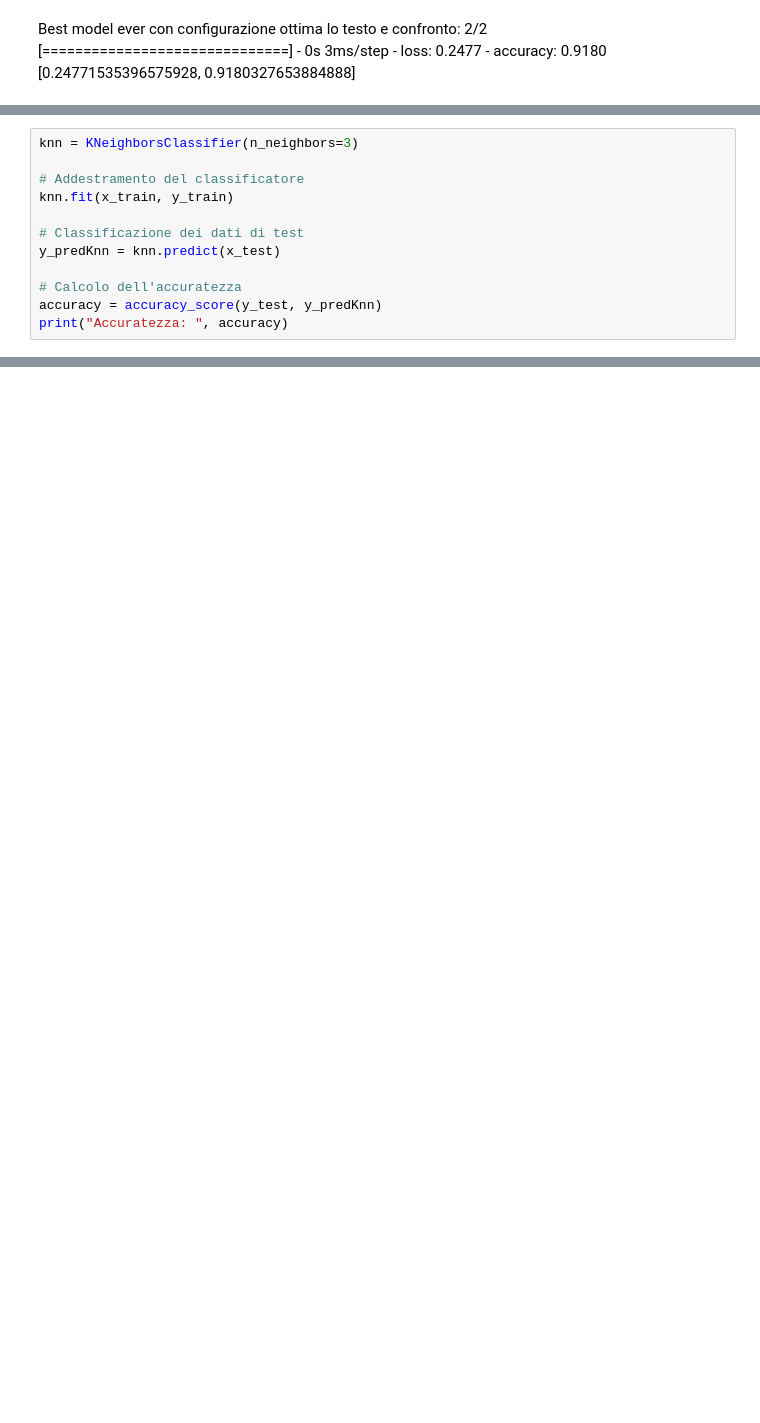
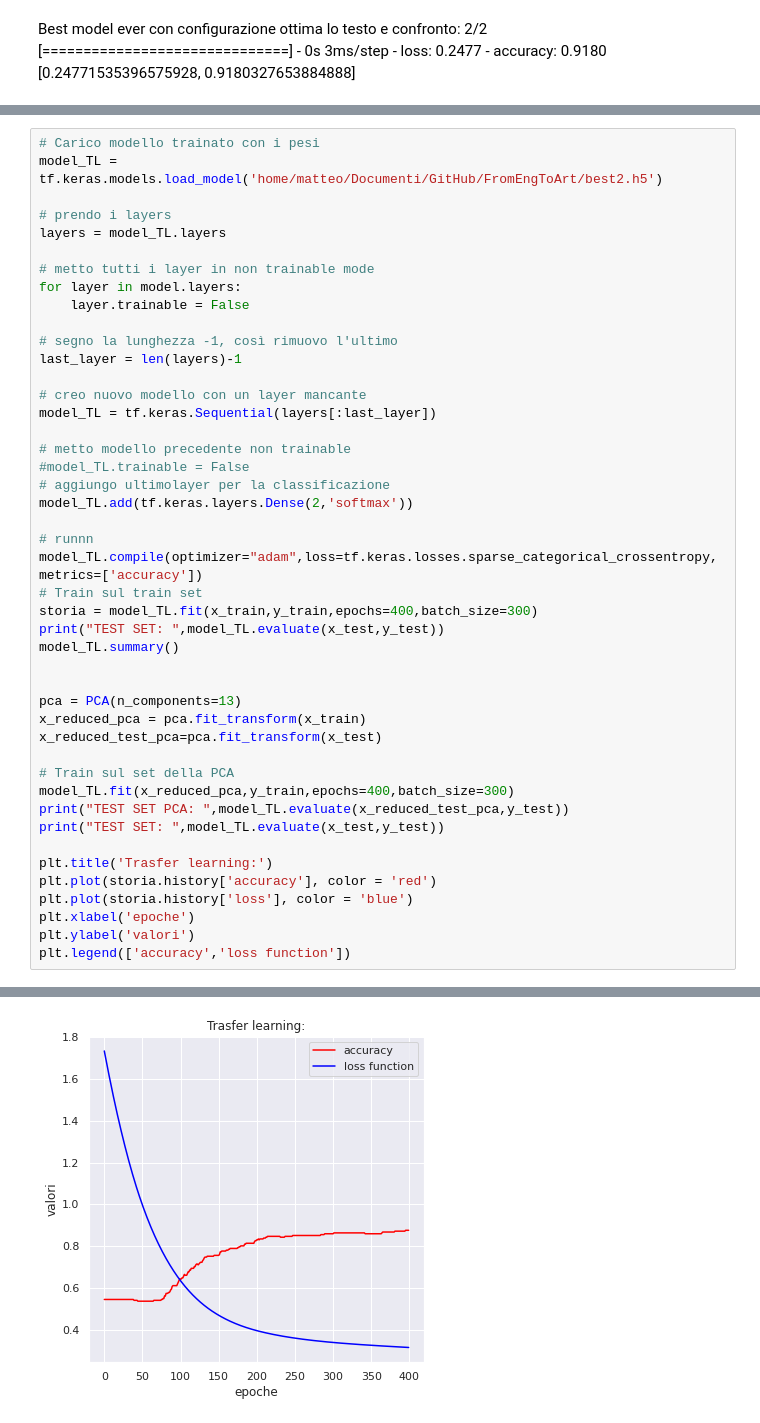
Before and after one commit to MatteoIng/FromEngToArt, a Jupyter notebook: ClassificationDeepHeartAttack.ipynb, the cells around one changed output, grey strips where cells are left out. Drawn from its saved outputs; the diff is of its cells as text; blank space fills up the shorter version.

```diff
--- a/ClassificationDeepHeartAttack.ipynb
+++ b/ClassificationDeepHeartAttack.ipynb
@@ -418,12 +347,0 @@ plt.show()
-# %%
-knn = KNeighborsClassifier(n_neighbors=3)
-
-# Addestramento del classificatore
-knn.fit(x_train, y_train)
-
-# Classificazione dei dati di test
-y_predKnn = knn.predict(x_test)
-
-# Calcolo dell'accuratezza
-accuracy = accuracy_score(y_test, y_predKnn)
-print("Accuratezza: ", accuracy)
@@ -487,0 +404,46 @@ Accuratezza:  0.819672131147541
+# %%
+# Carico modello trainato con i pesi
+model_TL = tf.keras.models.load_model('home/matteo/Documenti/GitHub/FromEngToArt/best2.h5')
+
+# prendo i layers
+layers = model_TL.layers
+
+# metto tutti i layer in non trainable mode
+for layer in model.layers:
+    layer.trainable = False
+
+# segno la lunghezza -1, così rimuovo l'ultimo
+last_layer = len(layers)-1
+
+# creo nuovo modello con un layer mancante
+model_TL = tf.keras.Sequential(layers[:last_layer])
+
+# metto modello precedente non trainable
+#model_TL.trainable = False
+# aggiungo ultimolayer per la classificazione
+model_TL.add(tf.keras.layers.Dense(2,'softmax'))
+
+# runnn
+model_TL.compile(optimizer="adam",loss=tf.keras.losses.sparse_categorical_crossentropy, metrics=['accuracy'])
+# Train sul train set
+storia = model_TL.fit(x_train,y_train,epochs=400,batch_size=300)
+print("TEST SET: ",model_TL.evaluate(x_test,y_test))
+model_TL.summary()
+
+
+pca = PCA(n_components=13)
+x_reduced_pca = pca.fit_transform(x_train)
+x_reduced_test_pca=pca.fit_transform(x_test)
+
+# Train sul set della PCA
+model_TL.fit(x_reduced_pca,y_train,epochs=400,batch_size=300)
+print("TEST SET PCA: ",model_TL.evaluate(x_reduced_test_pca,y_test))
+print("TEST SET: ",model_TL.evaluate(x_test,y_test))
+
+plt.title('Trasfer learning:')
+plt.plot(storia.history['accuracy'], color = 'red')
+plt.plot(storia.history['loss'], color = 'blue')
+plt.xlabel('epoche')
+plt.ylabel('valori')
+plt.legend(['accuracy','loss function'])
+# %% [output]
@@ -487,0 +468 @@ Accuratezza:  0.819672131147541
+[figure, added]
```
Also changed, not shown: parts of 61 cells of this notebook, 1 other file.
